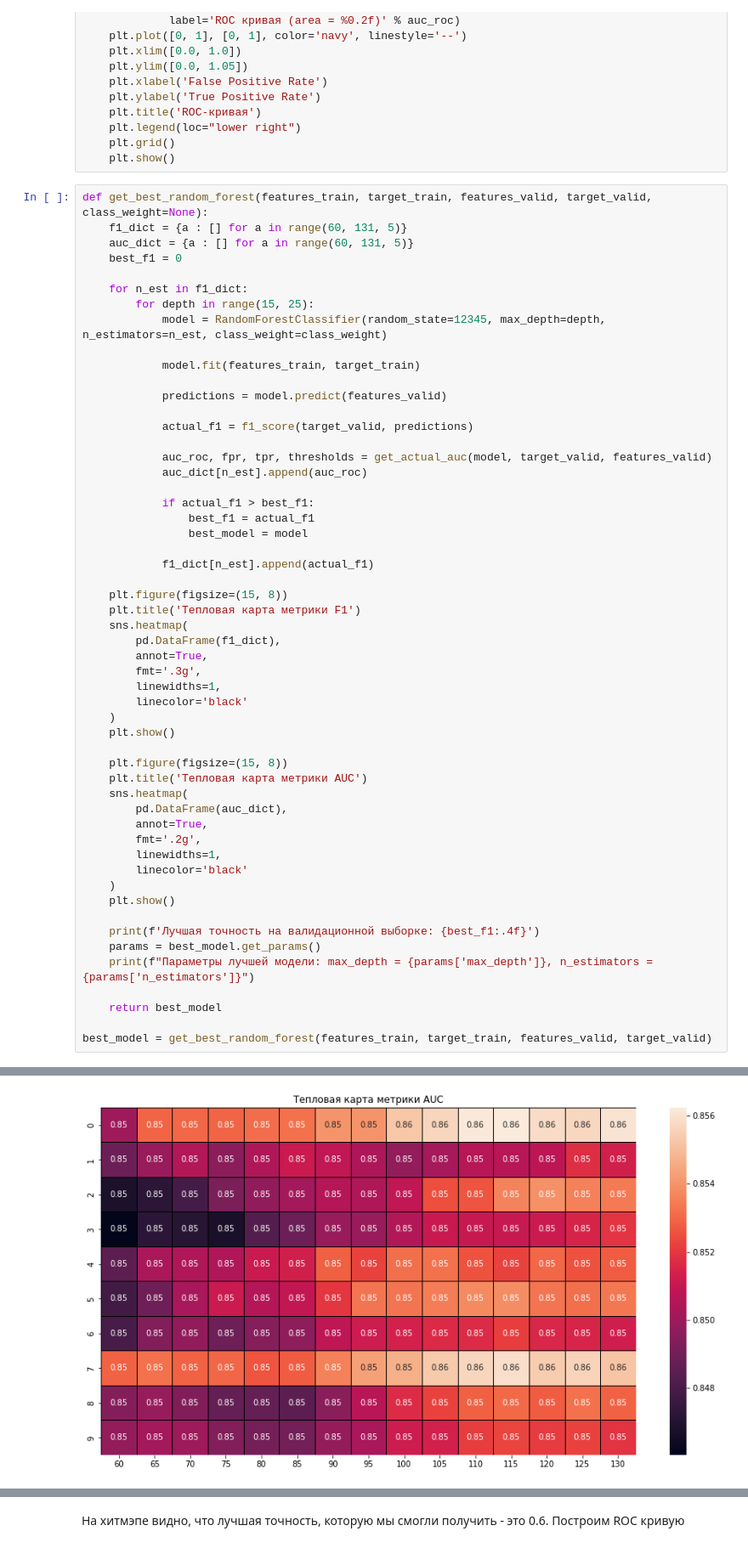
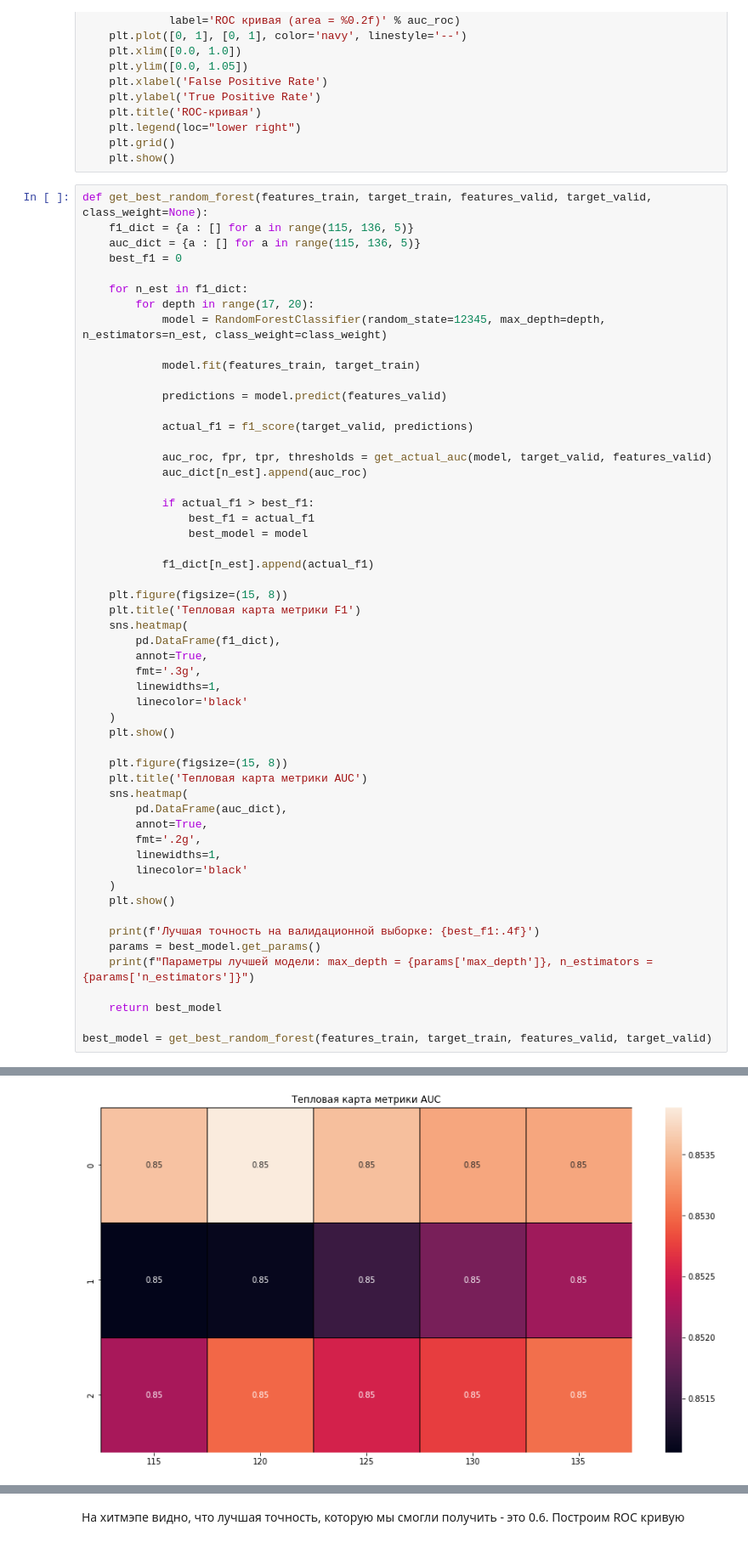
Before and after one commit to VladArtemenko/Project_from_praktikum, a Jupyter notebook: project.ipynb, the cells around one changed output, grey strips where cells are left out. Shown at 85% size. Saved outputs shown, nothing was run; the diff lists cells and outputs as text.

```diff
--- a/project.ipynb
+++ b/project.ipynb
@@ -220,12 +220,12 @@ def show_roc(fpr, tpr, auc_roc):
     plt.show()
 # %%
 def get_best_random_forest(features_train, target_train, features_valid, target_valid, class_weight=None):
-    f1_dict = {a : [] for a in range(60, 131, 5)}
-    auc_dict = {a : [] for a in range(60, 131, 5)}
+    f1_dict = {a : [] for a in range(115, 136, 5)}
+    auc_dict = {a : [] for a in range(115, 136, 5)}
     best_f1 = 0
 
     for n_est in f1_dict:
-        for depth in range(15, 25):
+        for depth in range(17, 20):
             model = RandomForestClassifier(random_state=12345, max_depth=depth, n_estimators=n_est, class_weight=class_weight)
 
             model.fit(features_train, target_train)
@@ -277 +277 @@ best_model = get_best_random_forest(features_train, target_train, features_valid
-[figure, old version]
+[figure, new version]
```
Also changed, not shown: parts of 7 cells of this notebook.
